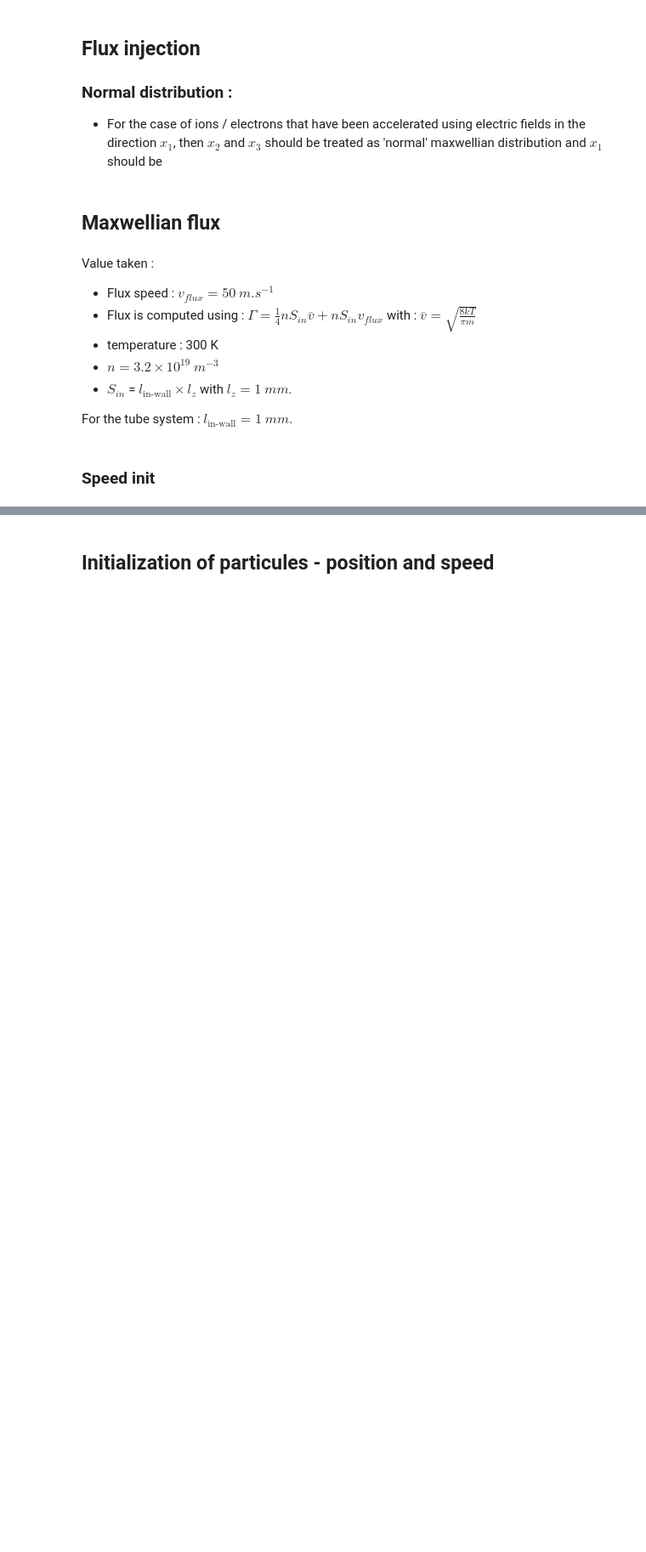
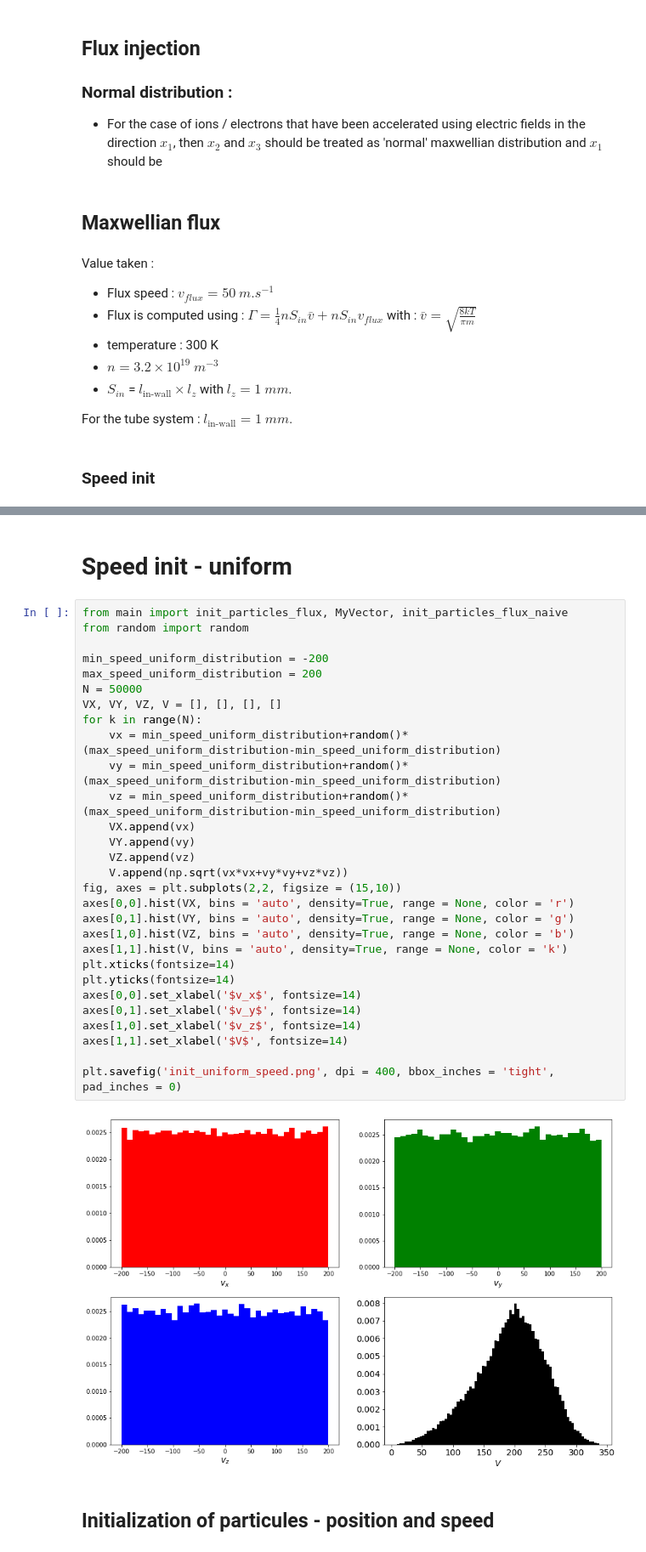
Before and after one commit to PaulCalot/neutralisation-faisceau-ions-negatifs-propulsion-satellite, a Jupyter notebook: tutorial.ipynb, the cells around one changed output, grey strips where cells are left out. Shown at 85% size. Saved outputs shown, nothing was run; the diff lists cells and outputs as text; blank space fills up the shorter version.

```diff
--- a/tutorial.ipynb
+++ b/tutorial.ipynb
@@ -211,3 +218,36 @@ plt.show()
+# %% [markdown]
+# Speed init - uniform
+# %%
+from main import init_particles_flux, MyVector, init_particles_flux_naive
+from random import random
+
+min_speed_uniform_distribution = -200
+max_speed_uniform_distribution = 200
+N = 50000
+VX, VY, VZ, V = [], [], [], []
+for k in range(N):
+    vx = min_speed_uniform_distribution+random()*(max_speed_uniform_distribution-min_speed_uniform_distribution)
+    vy = min_speed_uniform_distribution+random()*(max_speed_uniform_distribution-min_speed_uniform_distribution)
+    vz = min_speed_uniform_distribution+random()*(max_speed_uniform_distribution-min_speed_uniform_distribution)
+    VX.append(vx)
+    VY.append(vy)
+    VZ.append(vz)
+    V.append(np.sqrt(vx*vx+vy*vy+vz*vz))
+fig, axes = plt.subplots(2,2, figsize = (15,10))
+axes[0,0].hist(VX, bins = 'auto', density=True, range = None, color = 'r')
+axes[0,1].hist(VY, bins = 'auto', density=True, range = None, color = 'g')
+axes[1,0].hist(VZ, bins = 'auto', density=True, range = None, color = 'b')
+axes[1,1].hist(V, bins = 'auto', density=True, range = None, color = 'k')
+plt.xticks(fontsize=14)
+plt.yticks(fontsize=14)
+axes[0,0].set_xlabel('$v_x$', fontsize=14)
+axes[0,1].set_xlabel('$v_y$', fontsize=14)
+axes[1,0].set_xlabel('$v_z$', fontsize=14)
+axes[1,1].set_xlabel('$V$', fontsize=14)
+
+plt.savefig('init_uniform_speed.png', dpi = 400, bbox_inches = 'tight', pad_inches = 0)
+# %% [output]
+[figure, added]
 # %% [markdown]
 ## Initialization of particules - position and speed
 # %%
```
Also changed, not shown: parts of 14 cells of this notebook, 20 other files.
